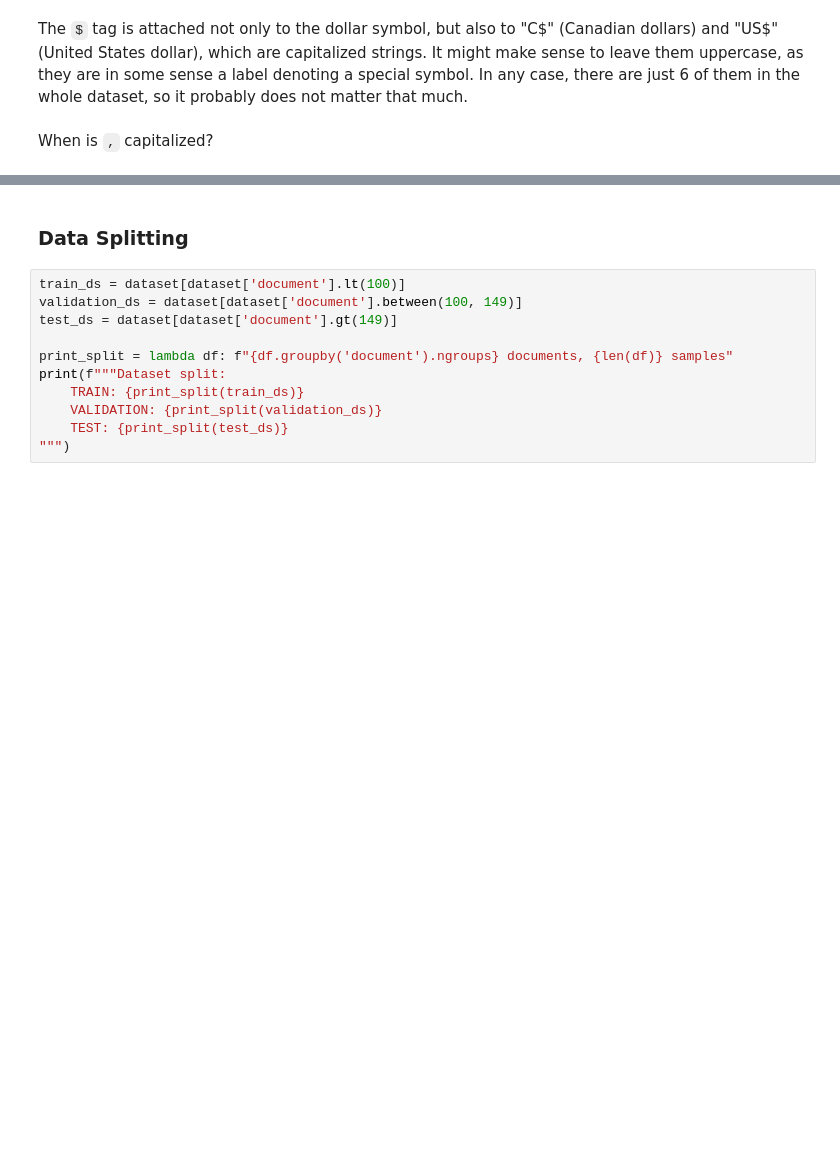
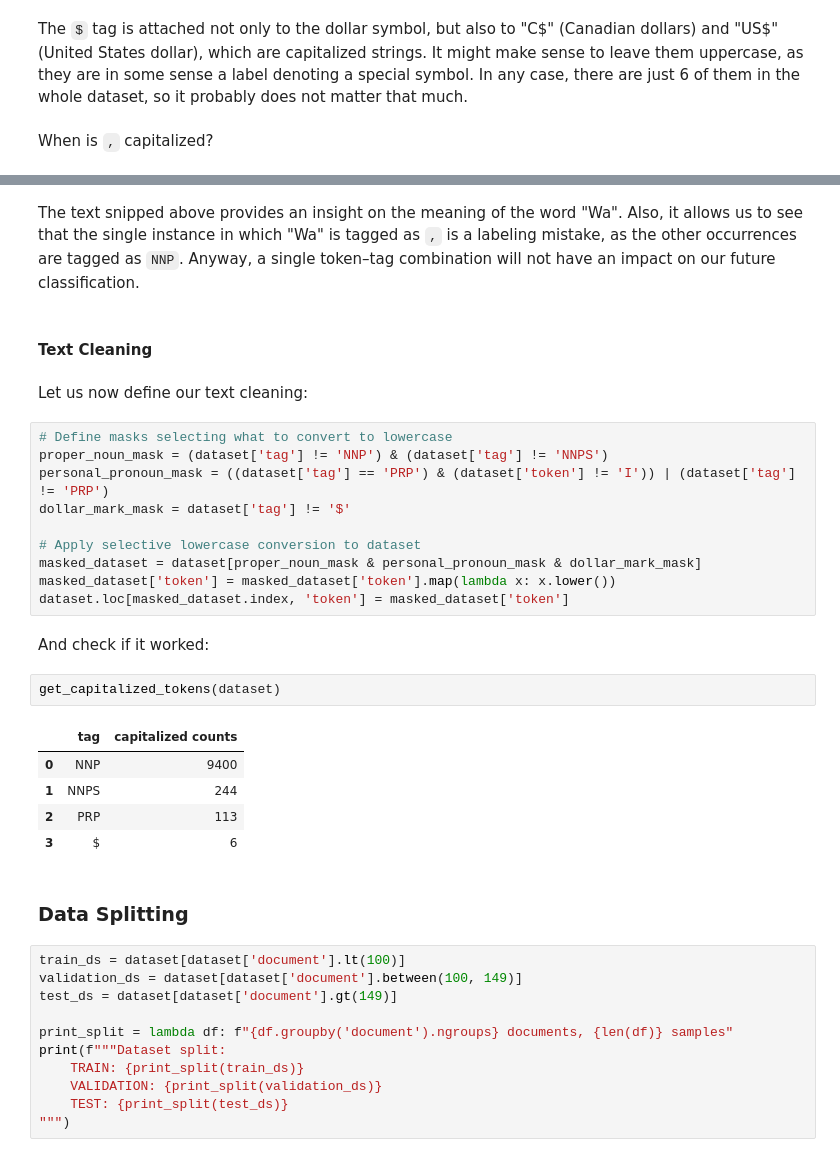
Before and after one commit to manuel-mariani/NLP-POS-Tagging, a Jupyter notebook: pos_tagging.ipynb, the cells around one changed output, grey strips where cells are left out. Cells and saved outputs as stored; diff of their text form; blank space fills up the shorter version.

Commit message:
Add lowercase conversion and minor refactoring

```diff
--- a/pos_tagging.ipynb
+++ b/pos_tagging.ipynb
@@ -302,3 +270,29 @@ embedding_dict['the']  # Display an example
+# %% [markdown]
+The text snipped above provides an insight on the meaning of the word "Wa". Also, it allows us to see that the single instance in which "Wa" is tagged as `,` is a labeling mistake, as the other occurrences are tagged as `NNP`. Anyway, a single token–tag combination will not have an impact on our future classification.
+# %% [markdown]
+#### Text Cleaning
+# %% [markdown]
+Let us now define our text cleaning:
+# %%
+# Define masks selecting what to convert to lowercase
+proper_noun_mask = (dataset['tag'] != 'NNP') & (dataset['tag'] != 'NNPS')
+personal_pronoun_mask = ((dataset['tag'] == 'PRP') & (dataset['token'] != 'I')) | (dataset['tag'] != 'PRP')
+dollar_mark_mask = dataset['tag'] != '$'
+
+# Apply selective lowercase conversion to dataset
+masked_dataset = dataset[proper_noun_mask & personal_pronoun_mask & dollar_mark_mask]
+masked_dataset['token'] = masked_dataset['token'].map(lambda x: x.lower())
+dataset.loc[masked_dataset.index, 'token'] = masked_dataset['token']
+# %% [markdown]
+And check if it worked:
+# %%
+get_capitalized_tokens(dataset)
+# %% [output]
+|  | tag | capitalized counts |
+| 0 | NNP | 9400 |
+| 1 | NNPS | 244 |
+| 2 | PRP | 113 |
+| 3 | $ | 6 |
 # %% [markdown]
 ### Data Splitting
 # %%
```
Also changed, not shown: parts of 36 cells of this notebook.
